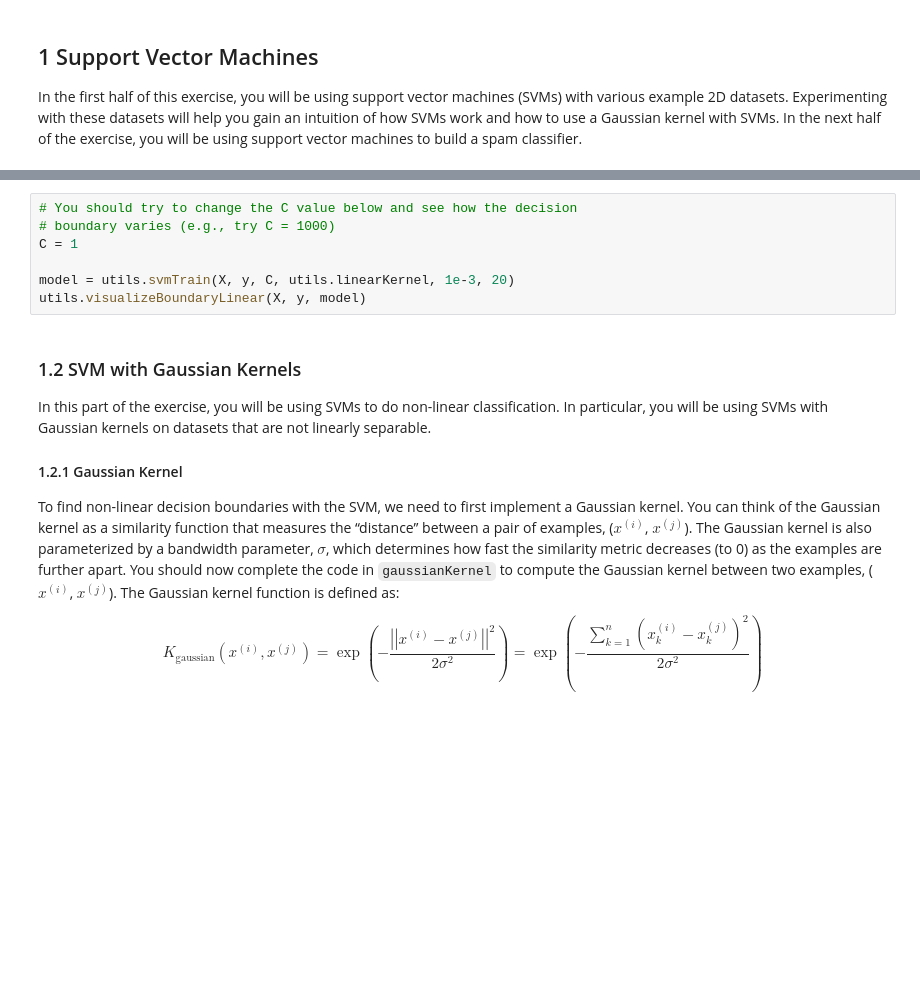
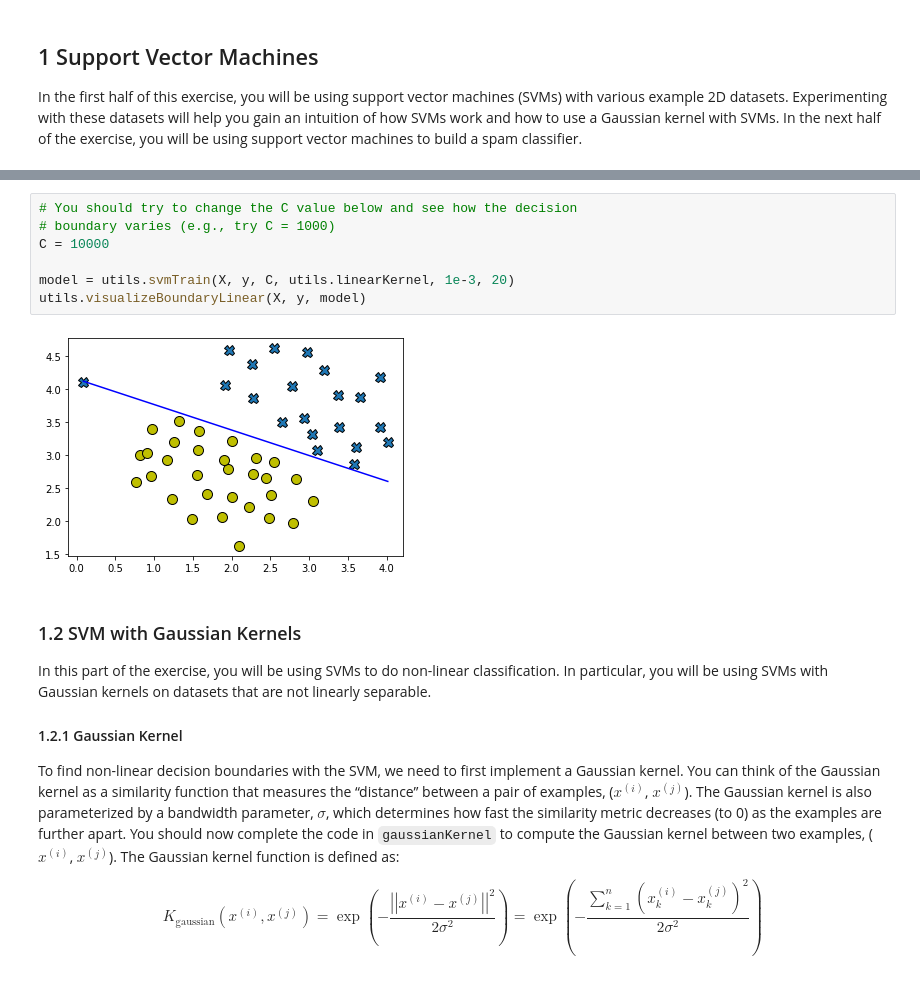
Before and after one commit to rynoV/andrew_ng-ml, a Jupyter notebook: python-assignments/Exercise6/exercise6.ipynb, the cells around one changed output, grey strips where cells are left out. Saved outputs shown, nothing was run; the diff lists cells and outputs as text; blank space fills up the shorter version.

```diff
--- a/python-assignments/Exercise6/exercise6.ipynb
+++ b/python-assignments/Exercise6/exercise6.ipynb
@@ -107,10 +109,12 @@ appear to be a natural fit for the data.
 # %%
 # You should try to change the C value below and see how the decision
 # boundary varies (e.g., try C = 1000)
-C = 1
+C = 10000
 
 model = utils.svmTrain(X, y, C, utils.linearKernel, 1e-3, 20)
 utils.visualizeBoundaryLinear(X, y, model)
+# %% [output]
+[figure, added]
 # %% [markdown]
 <a id="section1"></a>
 ### 1.2 SVM with Gaussian Kernels
```
Also changed, not shown: parts of 21 cells of this notebook, 1 other file.
